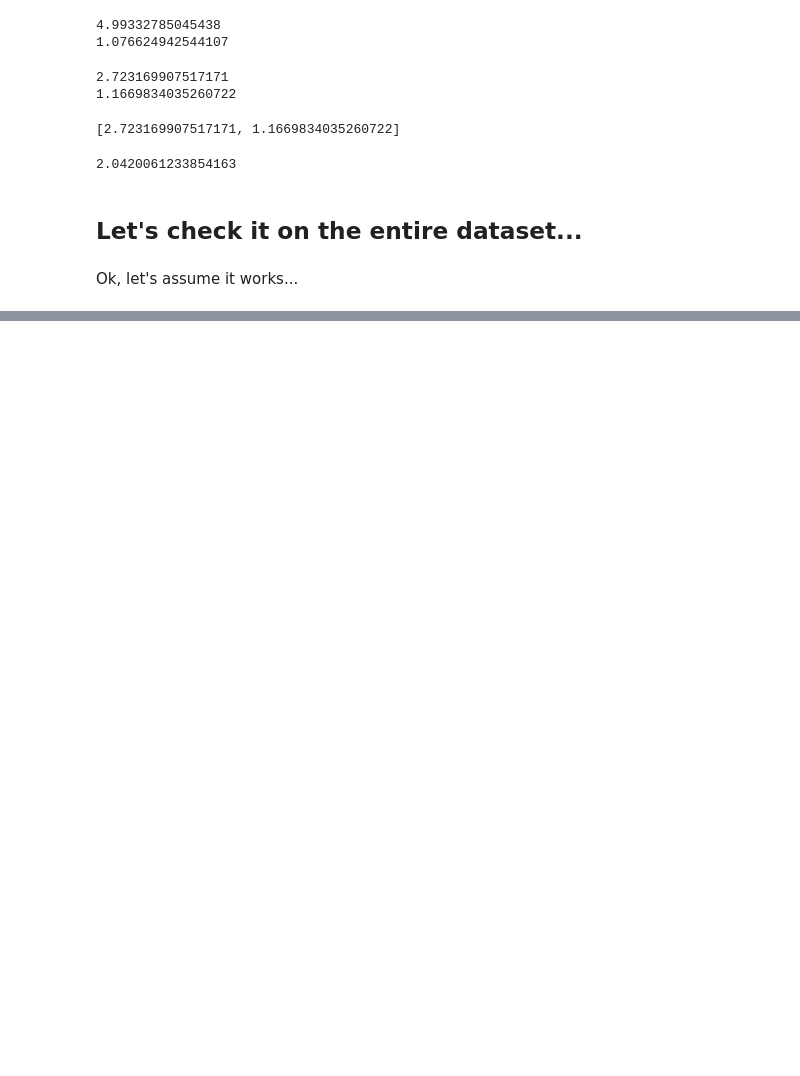
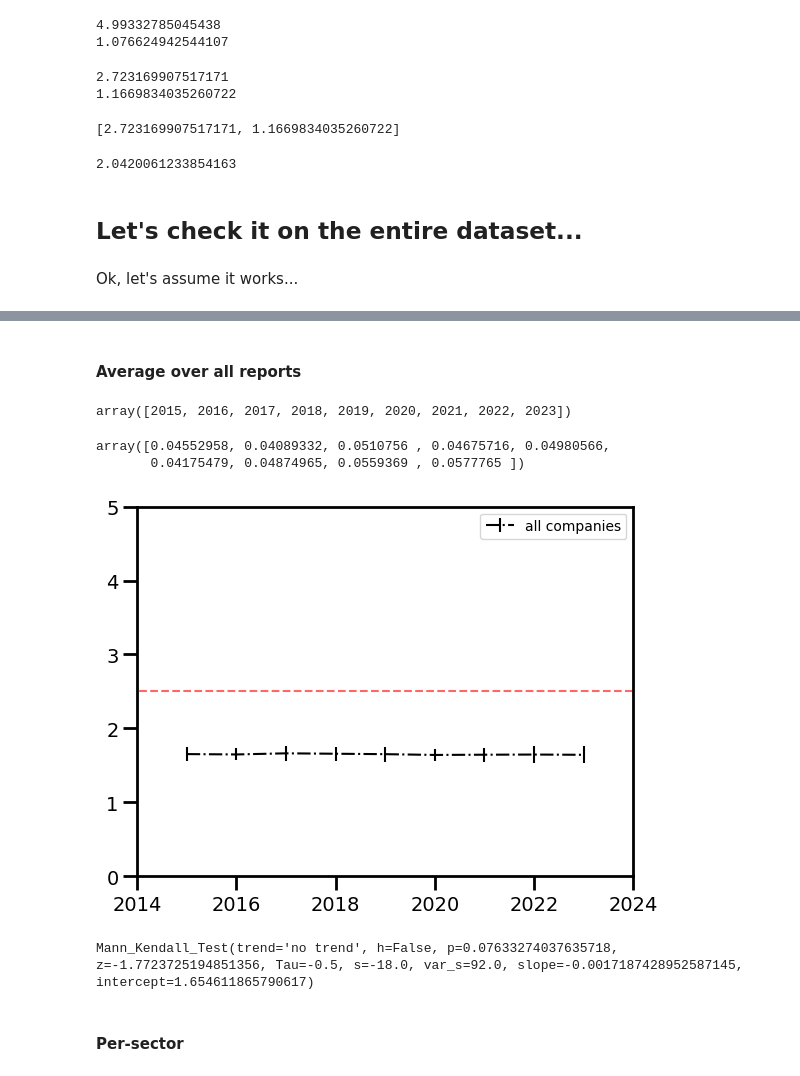
Before and after one commit to fabiosaracco/sdg_repos_advanced, a Jupyter notebook: 4_0_fa_r_vago.ipynb, the cells around one changed output, grey strips where cells are left out. Cells and saved outputs as stored; diff of their text form; code cells hidden in the pictures; blank space fills up the shorter version.

```diff
--- a/4_0_fa_r_vago.ipynb
+++ b/4_0_fa_r_vago.ipynb
@@ -255,0 +377,35 @@ print('Done!')
+# %% [markdown]
+#### Average over all reports
+# %%
+years=np.unique(output['year'])
+# %%
+years
+# %% [output]
+array([2015, 2016, 2017, 2018, 2019, 2020, 2021, 2022, 2023])
+# %%
+avg_concr=np.zeros(len(years))
+std_concr=np.zeros(len(years))
+for i_y, year in enumerate(years):
+    conc_y=output[output['year']==year]['concreteness']
+    avg_concr[i_y]=np.mean(conc_y)
+    std_concr[i_y]=np.std(conc_y)
+# %%
+std_concr
+# %% [output]
+array([0.04552958, 0.04089332, 0.0510756 , 0.04675716, 0.04980566,
+       0.04175479, 0.04874965, 0.0559369 , 0.0577765 ])
+# %%
+plt.errorbar(years, avg_concr, yerr=2*std_concr, ls='-.', label="all companies", color='black')
+plt.hlines(2.5, 2000, 2030, color='r', ls='--', alpha=0.6)
+plt.ylim(0,5)
+plt.xlim(2014,2024)
+plt.legend()
+plt.show()
+# %% [output]
+[figure, added]
+# %%
+mk.original_test(avg_concr)
+# %% [output]
+Mann_Kendall_Test(trend='no trend', h=False, p=0.07633274037635718, z=-1.7723725194851356, Tau=-0.5, s=-18.0, var_s=92.0, slope=-0.0017187428952587145, intercept=1.654611865790617)
+# %% [markdown]
+#### Per-sector
```
Also changed, not shown: parts of 31 cells of this notebook, 2 other files.
